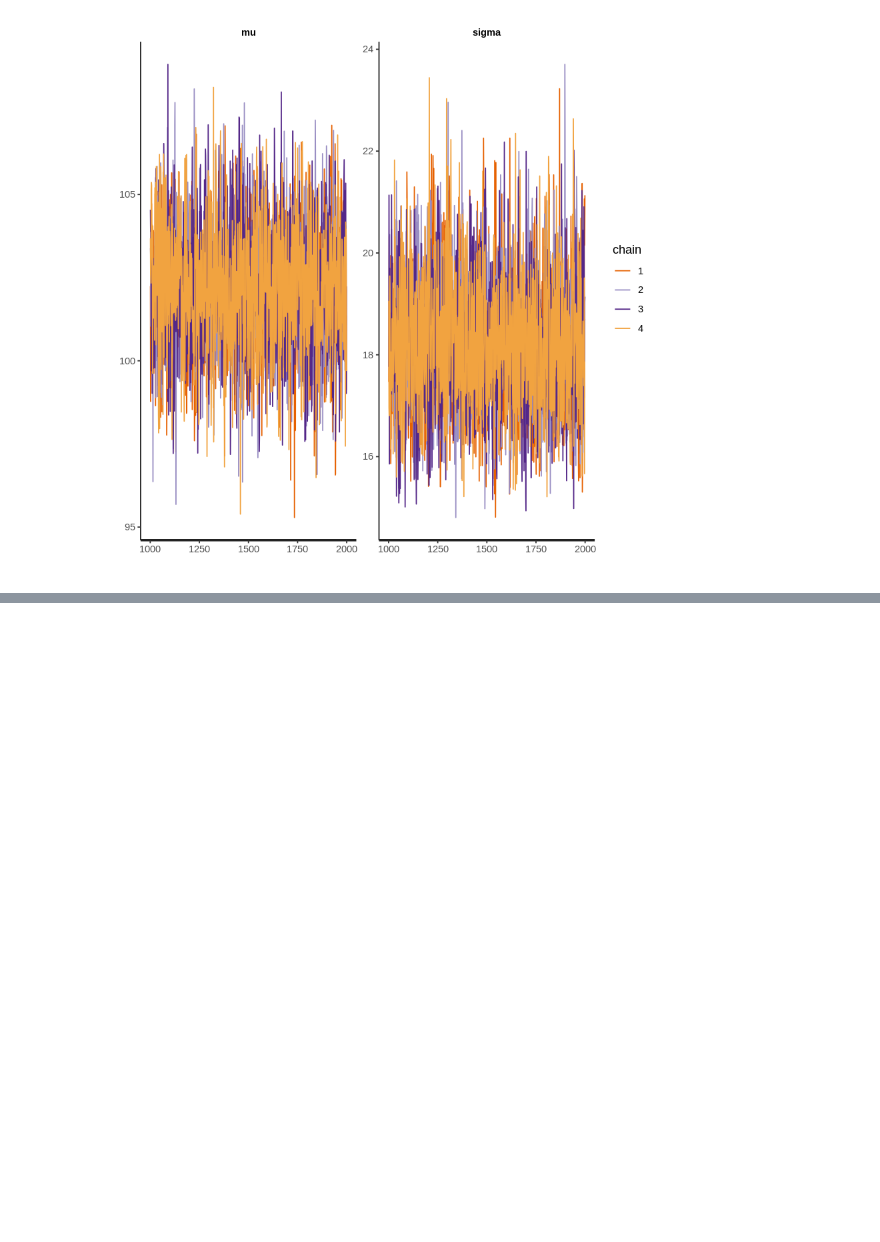
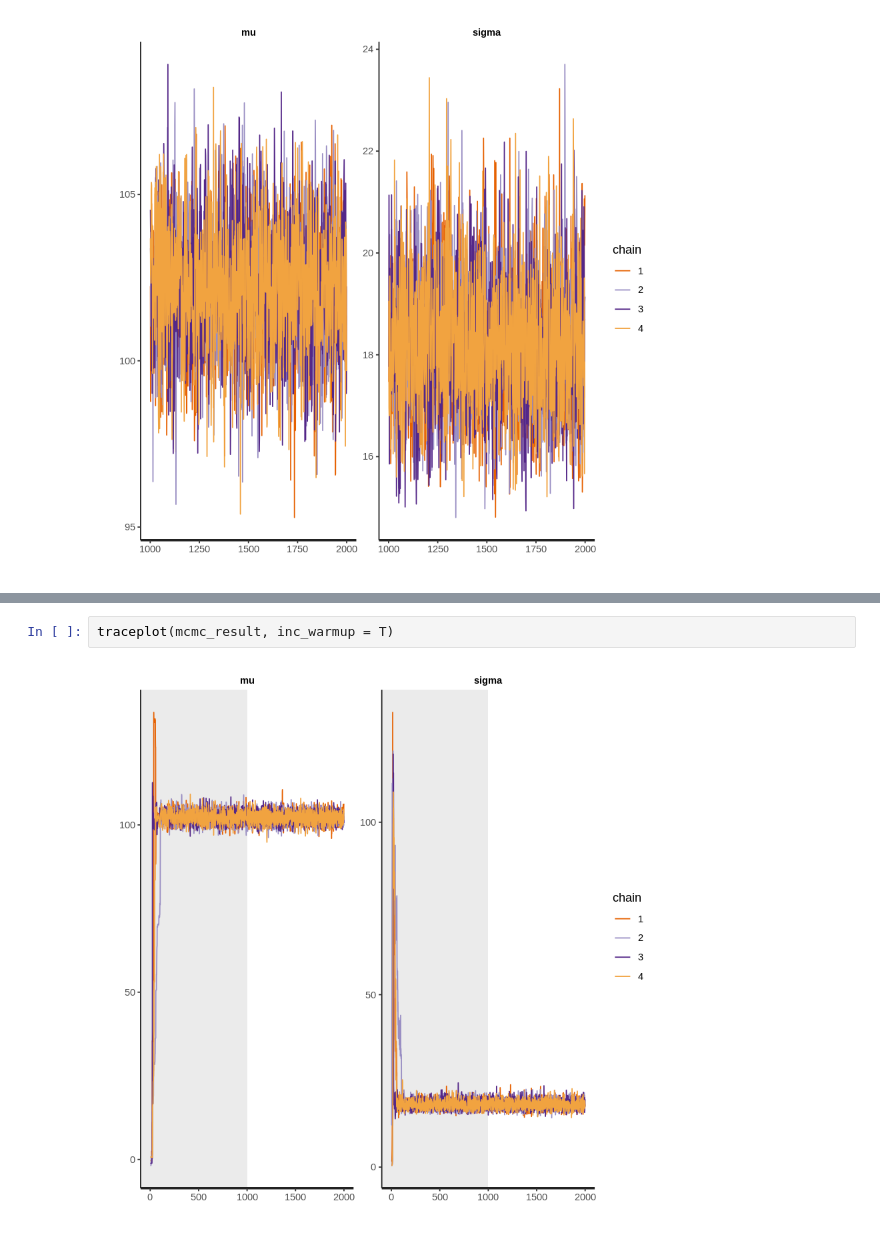
Before and after one commit to mkusaka/stat_with_R, a Jupyter notebook: src/stan.ipynb, the cells around one changed output, grey strips where cells are left out. Cells and saved outputs as stored; diff of their text form; blank space fills up the shorter version.

```diff
--- a/src/stan.ipynb
+++ b/src/stan.ipynb
@@ -97,0 +133,4 @@ traceplot(mcmc_result)
+# %%
+traceplot(mcmc_result, inc_warmup = T)
+# %% [output]
+[figure, added]
```
Also changed, not shown: parts of 44 cells of this notebook, 7 other files.
